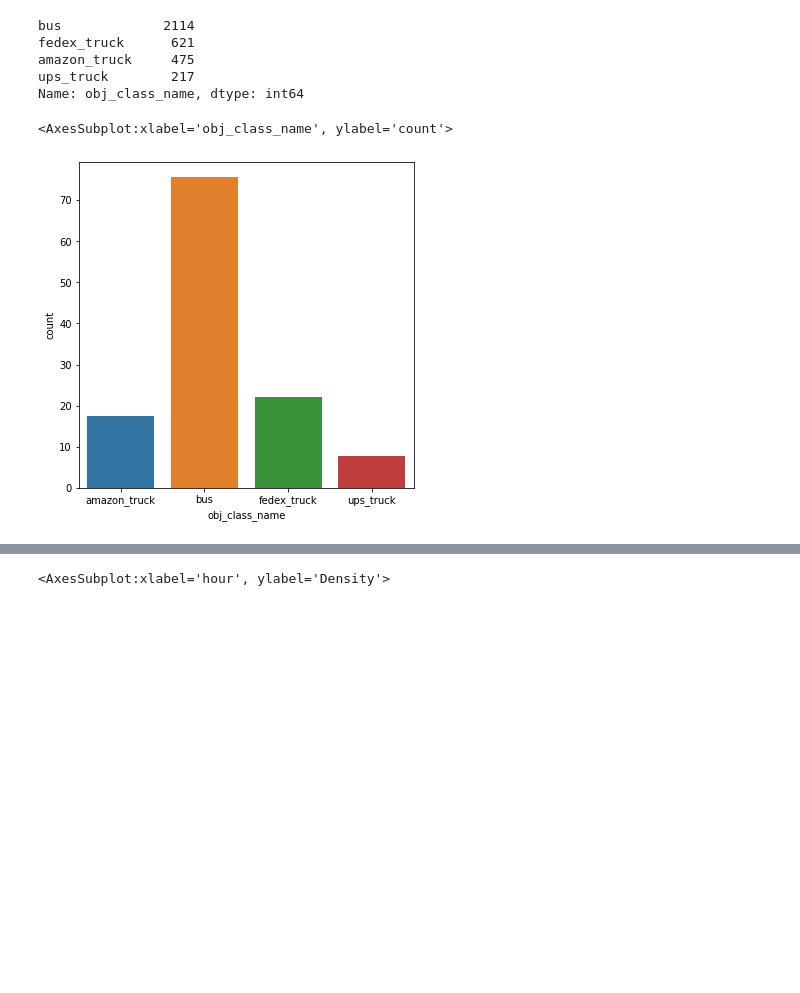
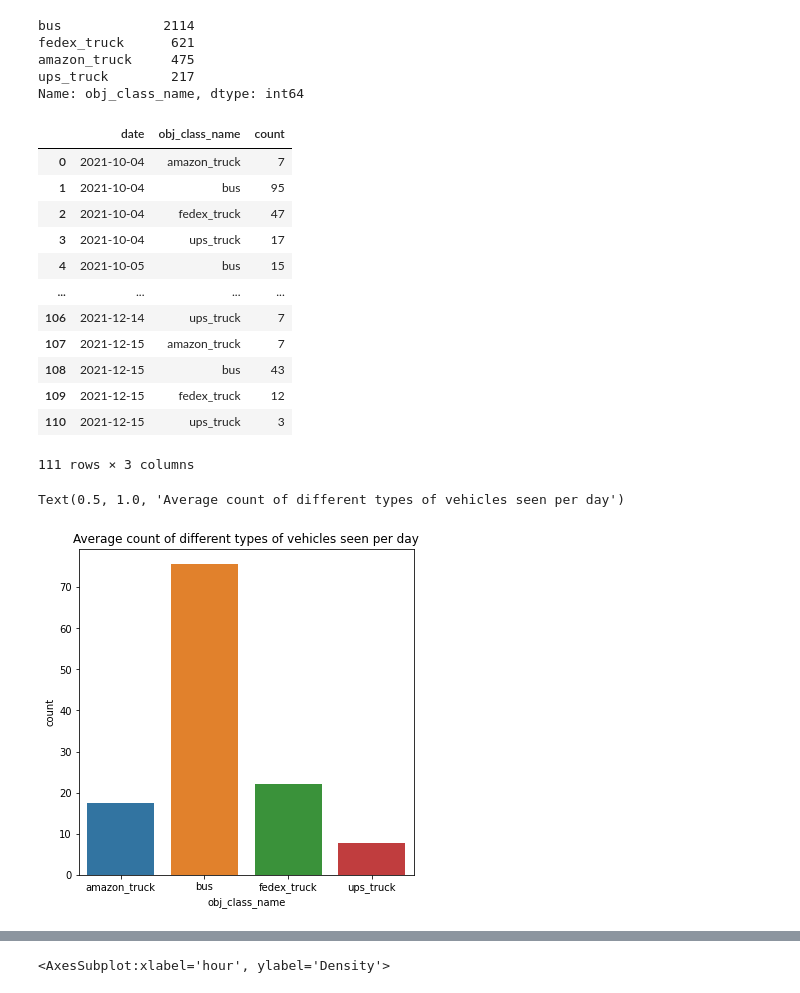
Before and after one commit to ucbtrans/curb-monitor, a Jupyter notebook: notebooks/data_eda.ipynb, the cells around one changed output, grey strips where cells are left out. Saved outputs shown, nothing was run; the diff lists cells and outputs as text; code cells hidden in the pictures; blank space fills up the shorter version.

```diff
--- a/notebooks/data_eda.ipynb
+++ b/notebooks/data_eda.ipynb
@@ -146,14 +132,28 @@ df['date'] = date.dt.date
 #df[['date', 'normalized_count', 'obj_class_name']].groupby(['date', 'obj_class_name']).count()
 # %%
 count = df[['date', 'obj_class_name', 'should_keep']].groupby(['date', 'obj_class_name']).count().reset_index().rename(columns={'should_keep':'count'})
-display()
+display(count)
 
 plt.figure(figsize=(6, 6))
 
 sns.barplot(x="obj_class_name", y="count", data=count.groupby('obj_class_name').mean().reset_index(), capsize=.2)
+plt.title('Average count of different types of vehicles seen per day')
 # %% [output]
+|  | date | obj_class_name | count |
+| 0 | 2021-10-04 | amazon_truck | 7 |
+| 1 | 2021-10-04 | bus | 95 |
+| 2 | 2021-10-04 | fedex_truck | 47 |
+| 3 | 2021-10-04 | ups_truck | 17 |
+| 4 | 2021-10-05 | bus | 15 |
+| ... | ... | ... | ... |
+| 106 | 2021-12-14 | ups_truck | 7 |
+| 107 | 2021-12-15 | amazon_truck | 7 |
+| 108 | 2021-12-15 | bus | 43 |
+| 109 | 2021-12-15 | fedex_truck | 12 |
+| 110 | 2021-12-15 | ups_truck | 3 |
-<AxesSubplot:xlabel='obj_class_name', ylabel='count'>
+111 rows × 3 columns
+Text(0.5, 1.0, 'Average count of different types of vehicles seen per day')
-[figure, old version]
+[figure, new version]
 # %%
 # display(df['latitude'].value_counts())
 # display(df['longitude'].value_counts())
```
Also changed, not shown: parts of 5 cells of this notebook.
